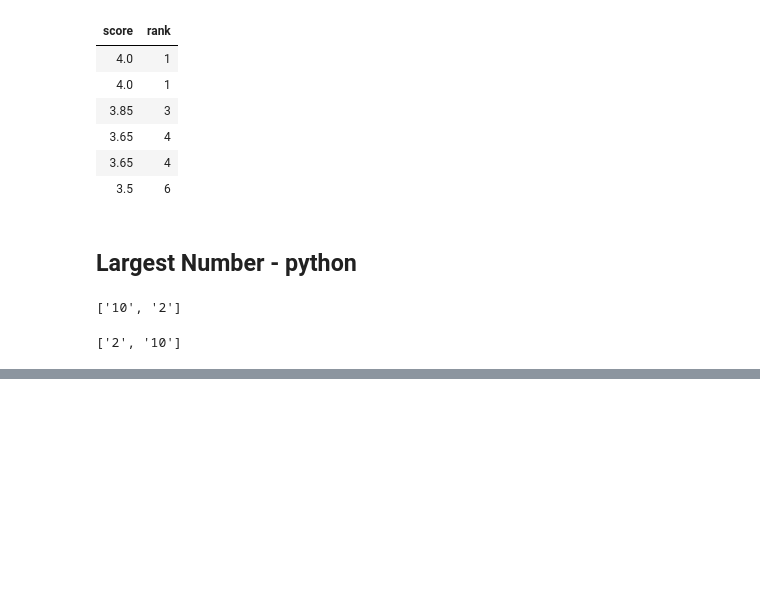
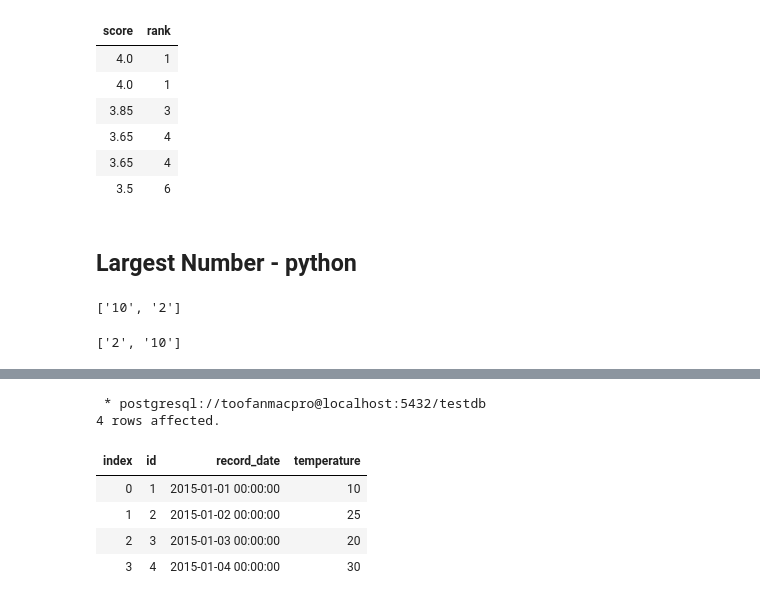
Before and after one commit to toofanCodes/LeetCode, a Jupyter notebook: sql/learnSQL.ipynb, the cells around one changed output, grey strips where cells are left out. Saved outputs shown, nothing was run; the diff lists cells and outputs as text; code cells hidden in the pictures; blank space fills up the shorter version.

```diff
--- a/sql/learnSQL.ipynb
+++ b/sql/learnSQL.ipynb
@@ -382,0 +407,12 @@ strA
+# %%
+%%sql
+SELECT *
+FROM "Weather";
+# %% [output]
+ * postgresql://toofanmacpro@localhost:5432/testdb
+4 rows affected.
+| index | id | record_date | temperature |
+| 0 | 1 | 2015-01-01 00:00:00 | 10 |
+| 1 | 2 | 2015-01-02 00:00:00 | 25 |
+| 2 | 3 | 2015-01-03 00:00:00 | 20 |
+| 3 | 4 | 2015-01-04 00:00:00 | 30 |
```
Also changed, not shown: parts of 10 cells of this notebook, 2 other files.
